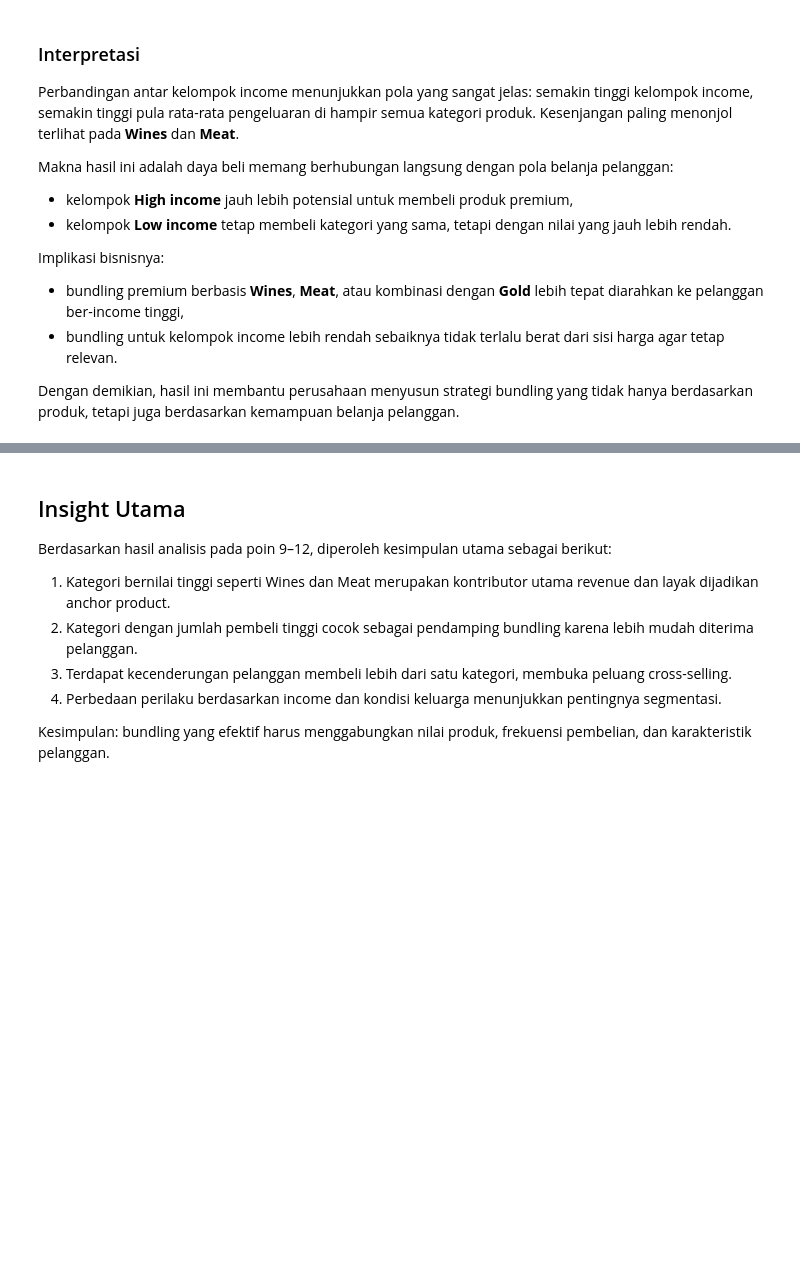
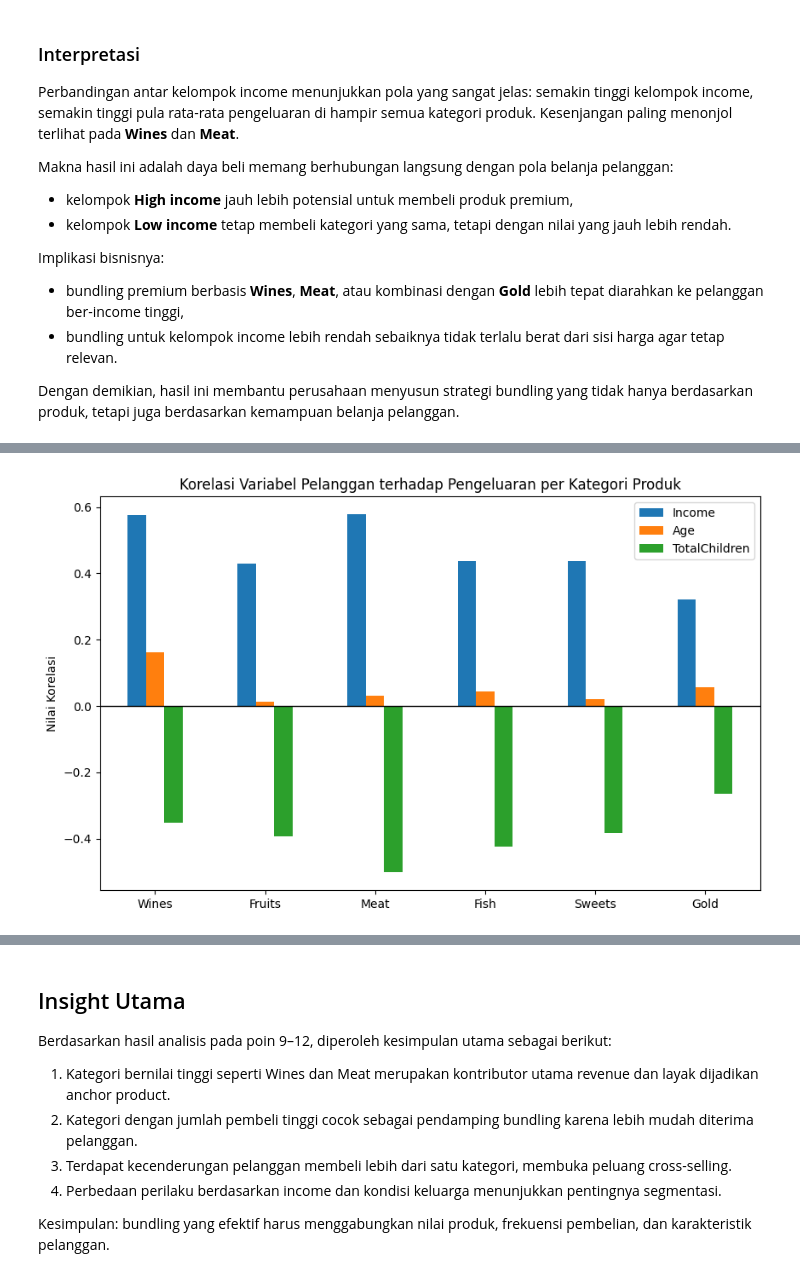
Before and after one commit to Lia1604/Capstone-Project-2, a Jupyter notebook: Capstone Project Modul 2.ipynb, the cells around one changed output, grey strips where cells are left out. Drawn from its saved outputs; the diff is of its cells as text; code cells hidden in the pictures; blank space fills up the shorter version.

```diff
--- a/Capstone Project Modul 2.ipynb
+++ b/Capstone Project Modul 2.ipynb
@@ -722,0 +777,10 @@ Dengan demikian, hasil ini membantu perusahaan menyusun strategi bundling yang t
+# %%
+# Visualisasi korelasi variabel pelanggan terhadap kategori produk
+corr_focus.T.plot(kind='bar', figsize=(10, 6))
+plt.title('Korelasi Variabel Pelanggan terhadap Pengeluaran per Kategori Produk')
+plt.ylabel('Nilai Korelasi')
+plt.xticks(rotation=0)
+plt.axhline(0, color='black', linewidth=1)
+plt.show()
+# %% [output]
+[figure, added]
```
Also changed, not shown: parts of 9 cells of this notebook.
